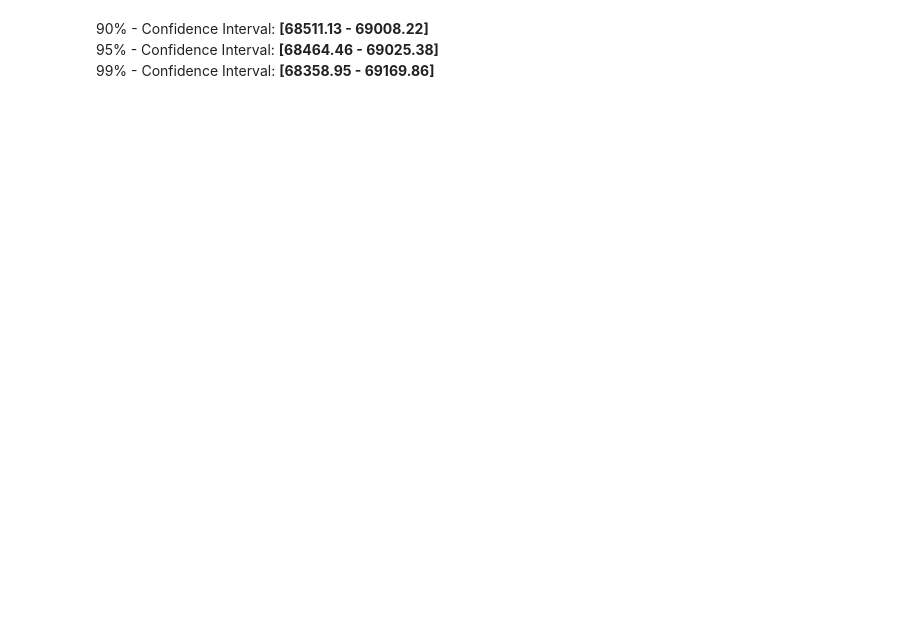
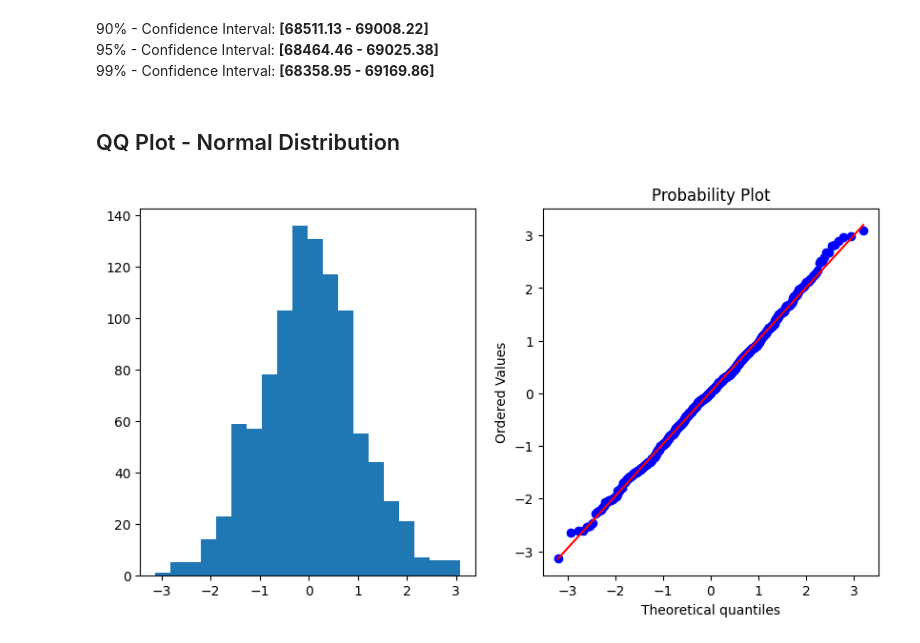
Before and after one commit to andrearaujo111/practical_statistics, a Jupyter notebook: chatper_02_data_sampling_and_distributions.ipynb, the cells around one changed output. Cells and saved outputs as stored; diff of their text form; code cells hidden in the pictures; blank space fills up the shorter version.

```diff
--- a/chatper_02_data_sampling_and_distributions.ipynb
+++ b/chatper_02_data_sampling_and_distributions.ipynb
@@ -93,3 +92,20 @@ Confidence Interval: [68358.9467774 69169.8590832]
 90% - Confidence Interval: **[68511.13 - 69008.22]**
 95% - Confidence Interval: **[68464.46 - 69025.38]**
 99% - Confidence Interval: **[68358.95 - 69169.86]**
+# %% [markdown]
+## QQ Plot - Normal Distribution
+# %%
+fig, axs = plt.subplots(figsize=(10, 5), nrows=1, ncols=2)
+
+# create a normal distribuition
+norm_sample = scipy.stats.norm.rvs(size=1000)
+
+# plot distribution
+axs[0].hist(norm_sample, bins=20)
+
+# qq plot
+scipy.stats.probplot(norm_sample, plot=axs[1])
+
+plt.show()
+# %% [output]
+[figure, added]
```
Also changed, not shown: parts of 18 cells of this notebook.
